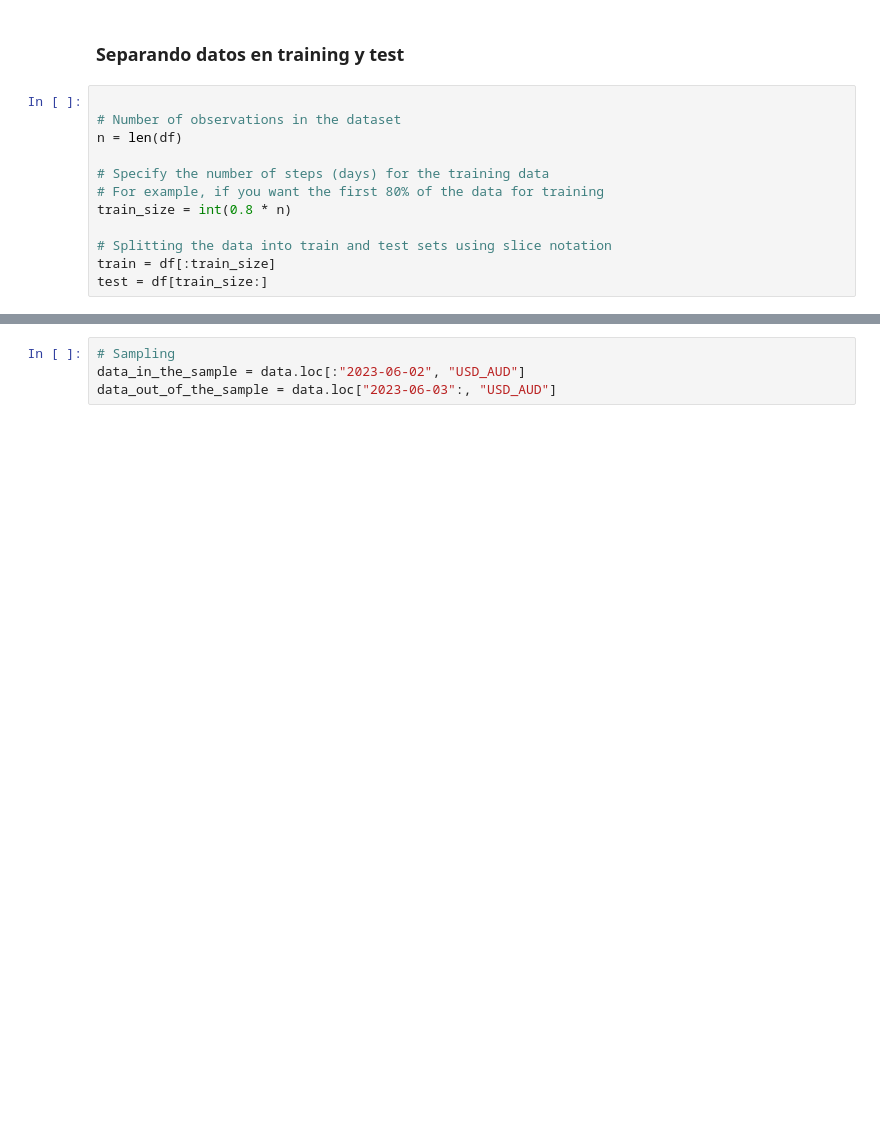
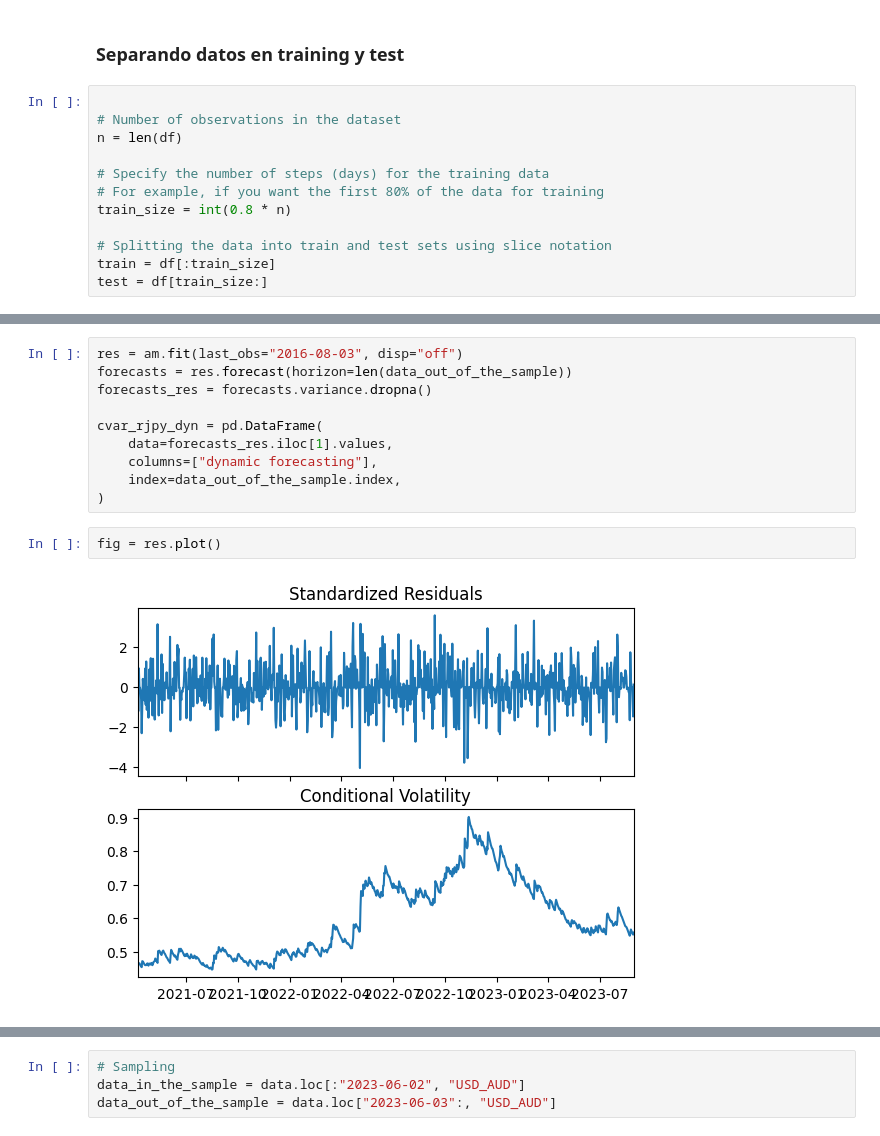
Before and after one commit to maestria-ds-eafit/estadistica-avanzada, a Jupyter notebook: taller_volatilidad/GARCH/GARCH_Models.ipynb, the cells around one changed output, grey strips where cells are left out. Cells and saved outputs as stored; diff of their text form; blank space fills up the shorter version.

```diff
--- a/taller_volatilidad/GARCH/GARCH_Models.ipynb
+++ b/taller_volatilidad/GARCH/GARCH_Models.ipynb
@@ -169,0 +295,14 @@ data = pd.read_csv('../data/trusted/currency_exchange.csv', index_col='Fecha', p
+# %%
+res = am.fit(last_obs="2016-08-03", disp="off")
+forecasts = res.forecast(horizon=len(data_out_of_the_sample))
+forecasts_res = forecasts.variance.dropna()
+
+cvar_rjpy_dyn = pd.DataFrame(
+    data=forecasts_res.iloc[1].values,
+    columns=["dynamic forecasting"],
+    index=data_out_of_the_sample.index,
+)
+# %%
+fig = res.plot()
+# %% [output]
+[figure, added]
```
Also changed, not shown: parts of 28 cells of this notebook, 1 other file.
